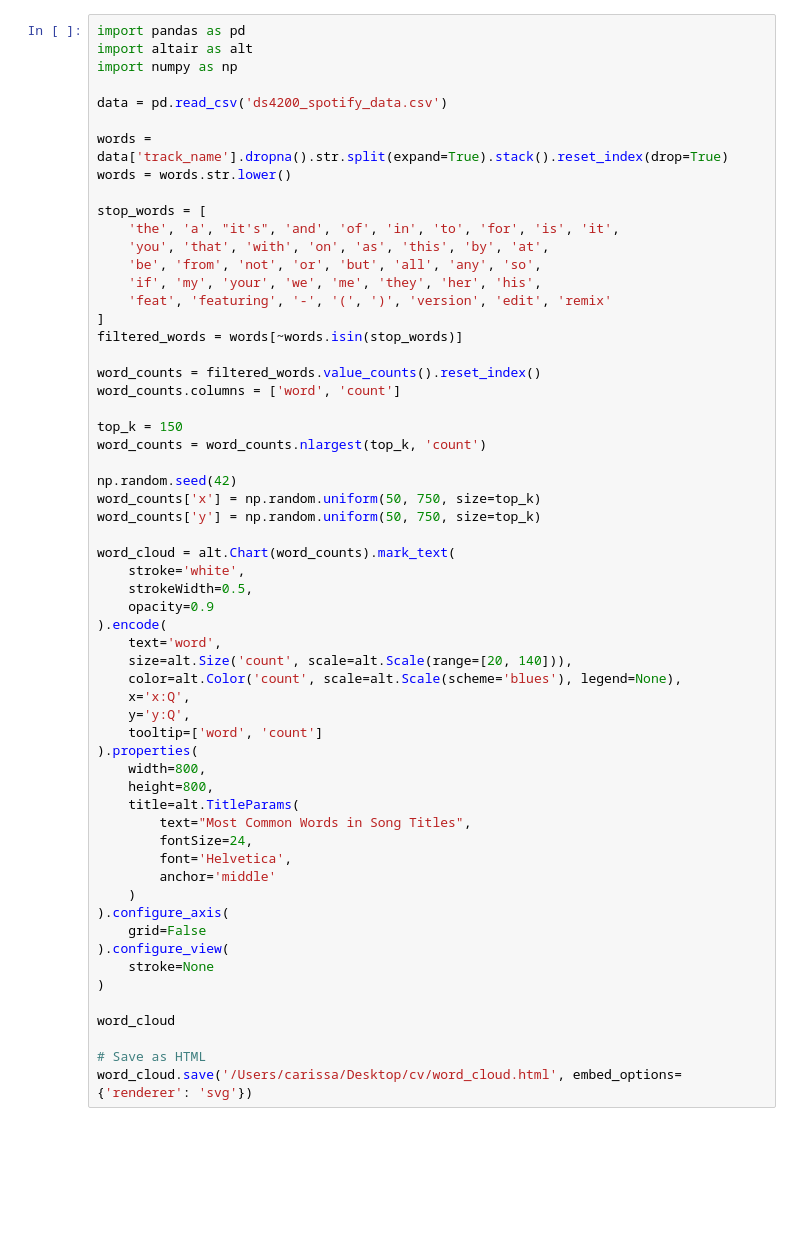
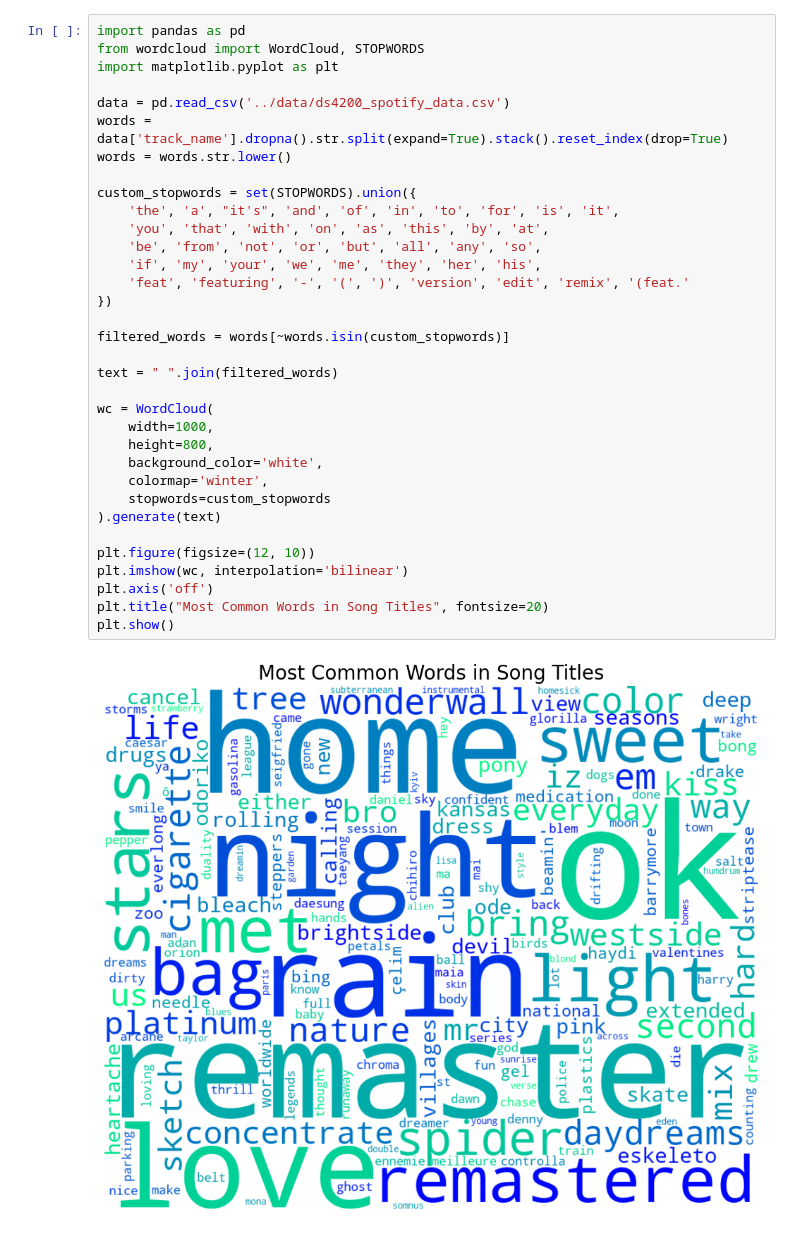
Before and after one commit to narang-an/rewrapped-DS4200, a Jupyter notebook: wordcloud/word_cloud.ipynb, the cells around one changed output. Drawn from its saved outputs; the diff is of its cells as text; blank space fills up the shorter version.

```diff
--- a/wordcloud/word_cloud.ipynb
+++ b/wordcloud/word_cloud.ipynb
@@ -1,59 +1,36 @@
 # %%
 import pandas as pd
-import altair as alt
-import numpy as np
+from wordcloud import WordCloud, STOPWORDS
+import matplotlib.pyplot as plt
 
-data = pd.read_csv('ds4200_spotify_data.csv')
-
+data = pd.read_csv('../data/ds4200_spotify_data.csv')
 words = data['track_name'].dropna().str.split(expand=True).stack().reset_index(drop=True)
 words = words.str.lower()
 
-stop_words = [
+custom_stopwords = set(STOPWORDS).union({
     'the', 'a', "it's", 'and', 'of', 'in', 'to', 'for', 'is', 'it',
     'you', 'that', 'with', 'on', 'as', 'this', 'by', 'at',
     'be', 'from', 'not', 'or', 'but', 'all', 'any', 'so',
     'if', 'my', 'your', 'we', 'me', 'they', 'her', 'his',
-    'feat', 'featuring', '-', '(', ')', 'version', 'edit', 'remix'
-]
-filtered_words = words[~words.isin(stop_words)]
+    'feat', 'featuring', '-', '(', ')', 'version', 'edit', 'remix', '(feat.'
+})
 
-word_counts = filtered_words.value_counts().reset_index()
-word_counts.columns = ['word', 'count']
+filtered_words = words[~words.isin(custom_stopwords)]
 
-top_k = 150
-word_counts = word_counts.nlargest(top_k, 'count')
+text = " ".join(filtered_words)
 
-np.random.seed(42)
-word_counts['x'] = np.random.uniform(50, 750, size=top_k)
-word_counts['y'] = np.random.uniform(50, 750, size=top_k)
+wc = WordCloud(
+    width=1000,
+    height=800,
+    background_color='white',
+    colormap='winter',
+    stopwords=custom_stopwords
+).generate(text)
 
-word_cloud = alt.Chart(word_counts).mark_text(
-    stroke='white',
-    strokeWidth=0.5,
-    opacity=0.9
-).encode(
-    text='word',
-    size=alt.Size('count', scale=alt.Scale(range=[20, 140])),
-    color=alt.Color('count', scale=alt.Scale(scheme='blues'), legend=None),
-    x='x:Q',
-    y='y:Q',
-    tooltip=['word', 'count']
-).properties(
-    width=800,
-    height=800,
-    title=alt.TitleParams(
-        text="Most Common Words in Song Titles",
-        fontSize=24,
-        font='Helvetica',
-        anchor='middle'
-    )
-).configure_axis(
-    grid=False
-).configure_view(
-    stroke=None
-)
-
-word_cloud
-
-# Save as HTML
-word_cloud.save('/Users/carissa/Desktop/cv/word_cloud.html', embed_options={'renderer': 'svg'})
+plt.figure(figsize=(12, 10))
+plt.imshow(wc, interpolation='bilinear')
+plt.axis('off')
+plt.title("Most Common Words in Song Titles", fontsize=20)
+plt.show()
+# %% [output]
+[figure, added]
```
Also changed, not shown: 3 other files.
